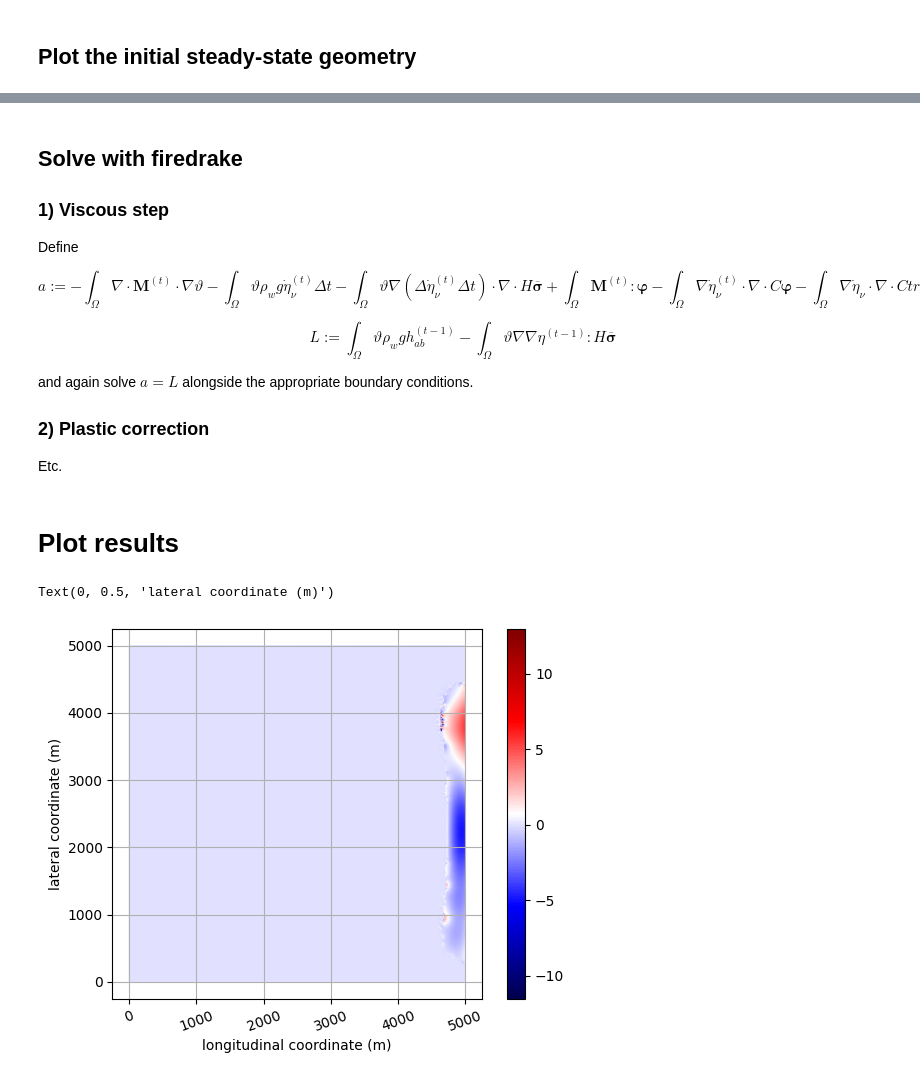
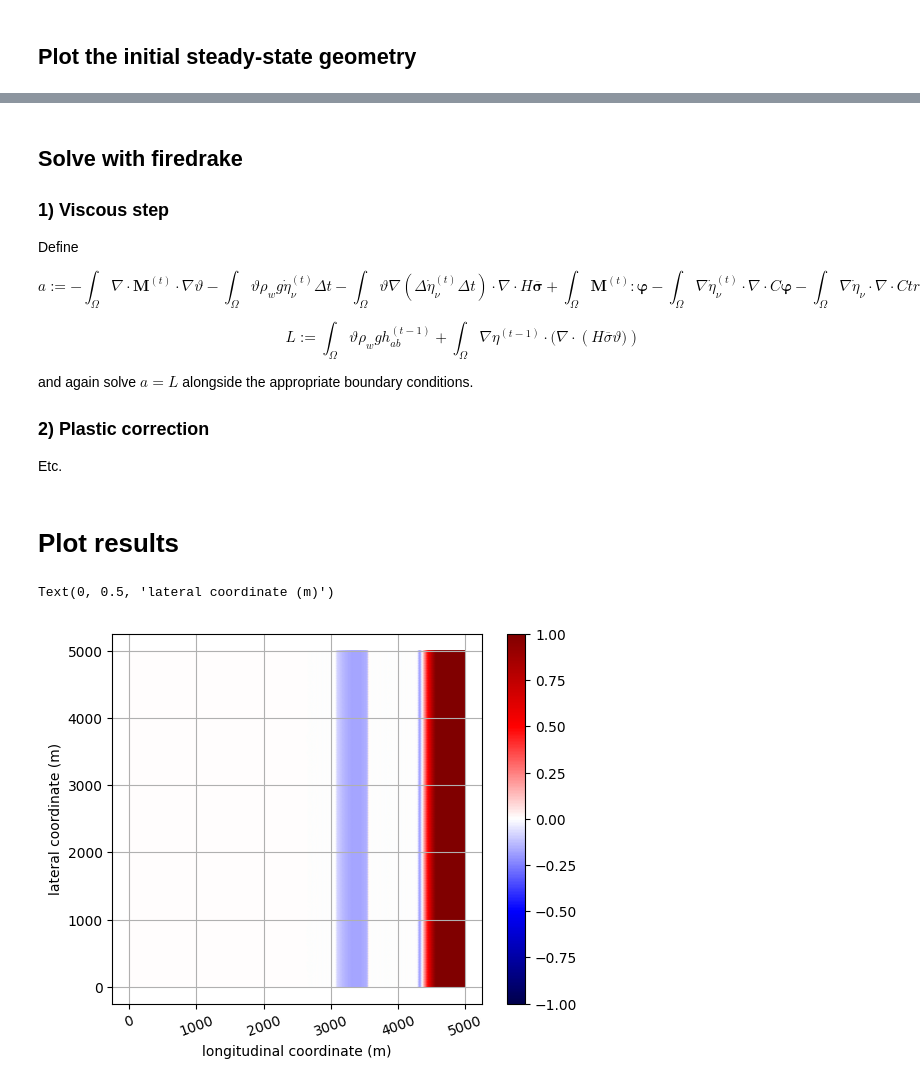
Before and after one commit to chrismiele/weird_flex, a Jupyter notebook: coupled_flow_flexure/marginal_rumples_viscoplastic_TROUBLESHOOTING.ipynb, the cells around one changed output, grey strips where cells are left out. Saved outputs shown, nothing was run; the diff lists cells and outputs as text; code cells hidden in the pictures.

```diff
--- a/coupled_flow_flexure/marginal_rumples_viscoplastic_TROUBLESHOOTING.ipynb
+++ b/coupled_flow_flexure/marginal_rumples_viscoplastic_TROUBLESHOOTING.ipynb
@@ -87,9 +87,10 @@ $$
 We can include or leave out the plastic correction term
 # %%
 plastic = True #if False, solves the viscous deflection problem only
-nx = 150 #grid resolution (m)
-T = 273.15 #temperature (K)
-M_crit = 1e8 #critical moment threshold for plastic deflection
+nx, ny = 200, 200 #grid resolution (m)
+T = 273.14 #temperature (K); freezing is 273.15
+M_crit = 5e6 #critical moment threshold for plastic deflection
+coeff = 0.00 #friction coefficient. Value from shared simulations is 0.05
 # %%
 saved_arrays_path = '/home/firedrake/H3F/numpy_arrays/' #the path where any existing steady-state flow solutions have already been saved
 transport_solver_path = '/home/firedrake/H3F/notebooks/flow/' #where the "transport_solver" module can be imported from
@@ -135,12 +136,12 @@ A = A_0
 # %% [markdown]
 ## Meshing
 # %%
-nx, ny = nx, nx #number of nodes
+nx, ny = nx, ny #number of nodes
 Lx, Ly = 5000, 5000 #length of domain
 mesh = RectangleMesh(nx, ny, Lx, Ly, name = f'my_mesh_{nx}_{T}') #identify mesh by resolution and temperature
 
-Δt = 1/10 #timestep
-num_years = 0/10 #choose how many years to model
+Δt = 1/20 #timestep
+num_years = 0 #choose how many years to model
 num_timesteps = int(num_years/Δt) + 1 #number of timesteps
 
 Q = FunctionSpace(mesh, 'CG', 3)
@@ -162,10 +163,12 @@ X = np.arange(0, Lx, 1) #for plotting longitudinal profiles
 X = np.array([(k, Ly/2) for k in X])
 
 detach, δ = 8.0*Lx/10, Lx/5
-friction = 0.05*(0.5*cos(pi*(x - detach)/δ) + 0.5)
+friction = coeff*(0.5*cos(pi*(x - detach)/δ) + 0.5)
 friction = conditional(x > detach + δ, 0, friction)
 friction = Function(Q).project(conditional(x < detach - δ, 0, friction))
-# friction = Function(Q).project(Constant(0.01))
+
+friction = Function(Q).project(Constant(coeff)) #for simpler problems
+
 plt.figure()
 plt.plot(friction.at(X, tolerance = 1e-10))
 plt.ylabel('coefficient of sidewall friction')
@@ -328,7 +332,7 @@ Define
 
 $$a := -\int_\Omega\nabla\cdot\mathbf{M}^{(t)}\cdot\nabla\vartheta - \int_\Omega\vartheta\rho_wg\dot{\eta}_\nu^{(t)}\Delta t - \int_\Omega\vartheta\nabla(\Delta\dot{\eta}_\nu^{(t)}\Delta t)\cdot\nabla\cdot H\overline{\boldsymbol{\sigma}} + \int_\Omega\mathbf{M}^{(t)}:\boldsymbol{\varphi} - \int_\Omega\nabla\dot{\eta}_\nu^{(t)}\cdot\nabla\cdot C\boldsymbol{\varphi} - \int_\Omega\nabla\dot{\eta}_\nu\cdot\nabla\cdot Ctr(\boldsymbol{\varphi})\mathbf{I}$$
 
-$$L := \int_\Omega\vartheta\rho_wgh_{ab}^{(t - 1)} - \int_\Omega\vartheta\nabla\nabla\eta^{(t - 1)}:H\overline{\boldsymbol{\sigma}}$$
+$$L := \int_\Omega\vartheta\rho_wgh_{ab}^{(t - 1)} + \int_\Omega\nabla\eta^{(t - 1)}\cdot(\nabla\cdot\left(H\overline{\sigma}\vartheta)\right)$$
 
 and again solve $a = L$ alongside the appropriate boundary conditions.
 
@@ -444,16 +448,16 @@ for step in tqdm.trange(num_timesteps):
 # %%
 M_sum = Function(S).project(M_star + M_original) #the tensor whose second invariant should be bounded above by M_crit
 J_ii = Function(Q).project(sqrt(1/2*(M_sum[0, 0]**2 + M_sum[1, 1]**2) + M_sum[0, 1]**2 + M_sum[1, 0]**2)) #the second invariant itself
 
 fig, ax = plt.subplots()
 ax.set_aspect('equal')
-plot = tripcolor(Δη_p, axes = ax, cmap = 'seismic')#, vmin = -1, vmax = 1) #ideally this shouldn't look totally unhinged
-# plot = tripcolor(J_ii, axes = ax, cmap = 'seismic', vmin = -M_crit, vmax = 3*M_crit) #on this scale, we shouldn't see any red
+plot = tripcolor(Δη_p, axes = ax, cmap = 'seismic', vmin = -1, vmax = 1) #ideally this shouldn't look totally unhinged
+# plot = tripcolor(Function(Q).project(grad(grad(Δη_ν))[0, 0]), axes = ax, cmap = 'seismic')#, vmin = -M_crit, vmax = 3*M_crit) #on this scale, we shouldn't see any red
 plt.colorbar(plot)
 plt.xticks(range(0, Lx + 1, 1000), rotation = 20)
 plt.xlabel('longitudinal coordinate (m)')
 plt.grid()
 plt.ylabel('lateral coordinate (m)')
 # %% [output]
 Text(0, 0.5, 'lateral coordinate (m)')
-[figure, old version]
+[figure, new version]
```
Also changed, not shown: parts of 8 cells of this notebook.
